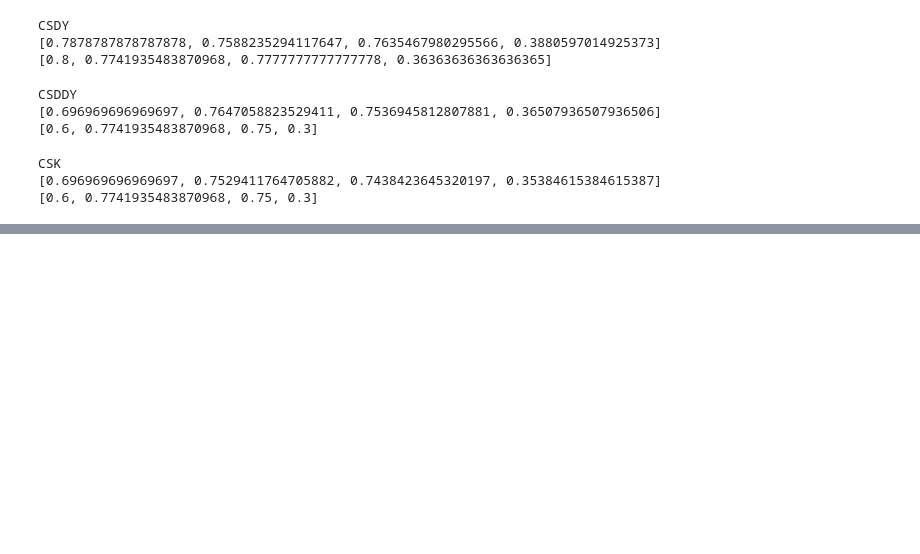
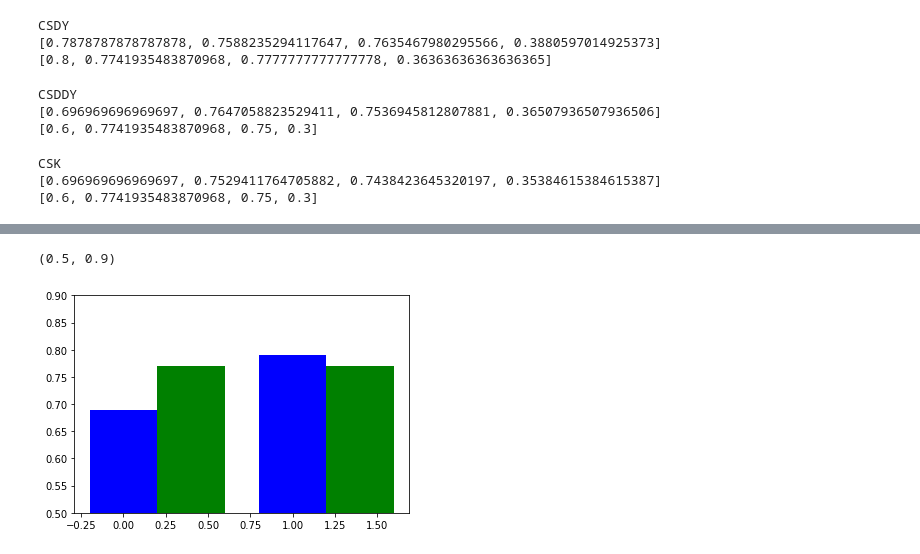
Before and after one commit to SigmaRichards/CapstoneUnitPersonal, a Jupyter notebook: CSDY_LR.ipynb, the cells around one changed output, grey strips where cells are left out. Drawn from its saved outputs; the diff is of its cells as text; code cells hidden in the pictures; blank space fills up the shorter version.

```diff
--- a/CSDY_LR.ipynb
+++ b/CSDY_LR.ipynb
@@ -116,0 +190,10 @@ CSK
+# %%
+data = np.transpose([baseline,method])
+X = np.arange(2)
+plt.bar(X + 0.00, data[0], color = 'b', width = 0.4)
+plt.bar(X + 0.4, data[1], color = 'g', width = 0.4)
+plt.ylim(0.5,0.9)
+plt.show()
+# %% [output]
+(0.5, 0.9)
+[figure, added]
```
Also changed, not shown: parts of 8 cells of this notebook, 1 other file.
